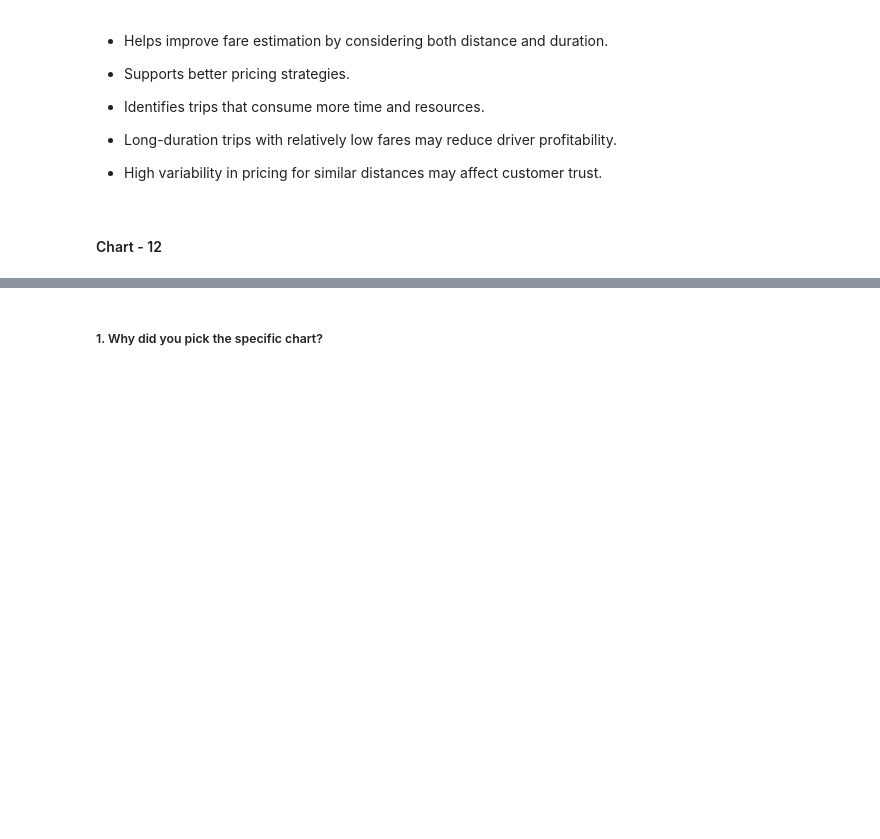
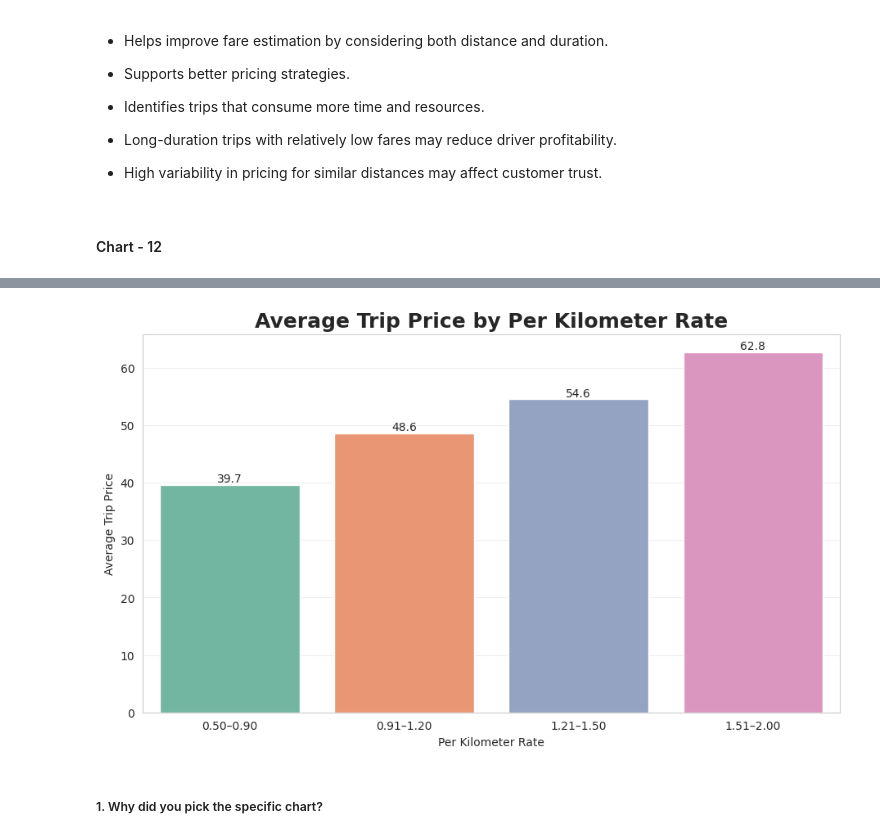
Before and after one commit to Sneha8126/Sneha-copy-of-Sample-ML-Submission-Template, a Jupyter notebook: Sneha_copy_of_Sample_ML_Submission_Template.ipynb, the cells around one changed output, grey strips where cells are left out. Saved outputs shown, nothing was run; the diff lists cells and outputs as text; code cells hidden in the pictures; blank space fills up the shorter version.

```diff
--- a/Sneha_copy_of_Sample_ML_Submission_Template.ipynb
+++ b/Sneha_copy_of_Sample_ML_Submission_Template.ipynb
@@ -1001,3 +1060,51 @@ plt.show()
+# %%
+import numpy as np
+
+# Meaningful ranges
+bins = [0.5, 0.9, 1.2, 1.5, 2.0]
+
+labels = [
+    '0.50–0.90',
+    '0.91–1.20',
+    '1.21–1.50',
+    '1.51–2.00'
+]
+
+df['Per_Km_Rate_Group'] = pd.cut(
+    df['Per_Km_Rate'],
+    bins=bins,
+    labels=labels,
+    include_lowest=True
+)
+
+plt.figure(figsize=(11,6))
+
+ax = sns.barplot(
+    data=df,
+    x='Per_Km_Rate_Group',
+    y='Trip_Price',
+    estimator='mean',
+    hue='Per_Km_Rate_Group',
+    palette='Set2',
+    legend=False,
+    errorbar=None
+)
+
+for container in ax.containers:
+    ax.bar_label(container, fmt='%.1f', fontsize=10)
+
+plt.title('Average Trip Price by Per Kilometer Rate',
+          fontsize=18,
+          fontweight='bold')
+
+plt.xlabel('Per Kilometer Rate')
+plt.ylabel('Average Trip Price')
+
+plt.grid(axis='y', alpha=0.3)
+
+plt.show()
+# %% [output]
+[figure, added]
 # %% [markdown]
 ##### 1. Why did you pick the specific chart?
 # %% [markdown]
```
Also changed, not shown: parts of 2 cells of this notebook.
